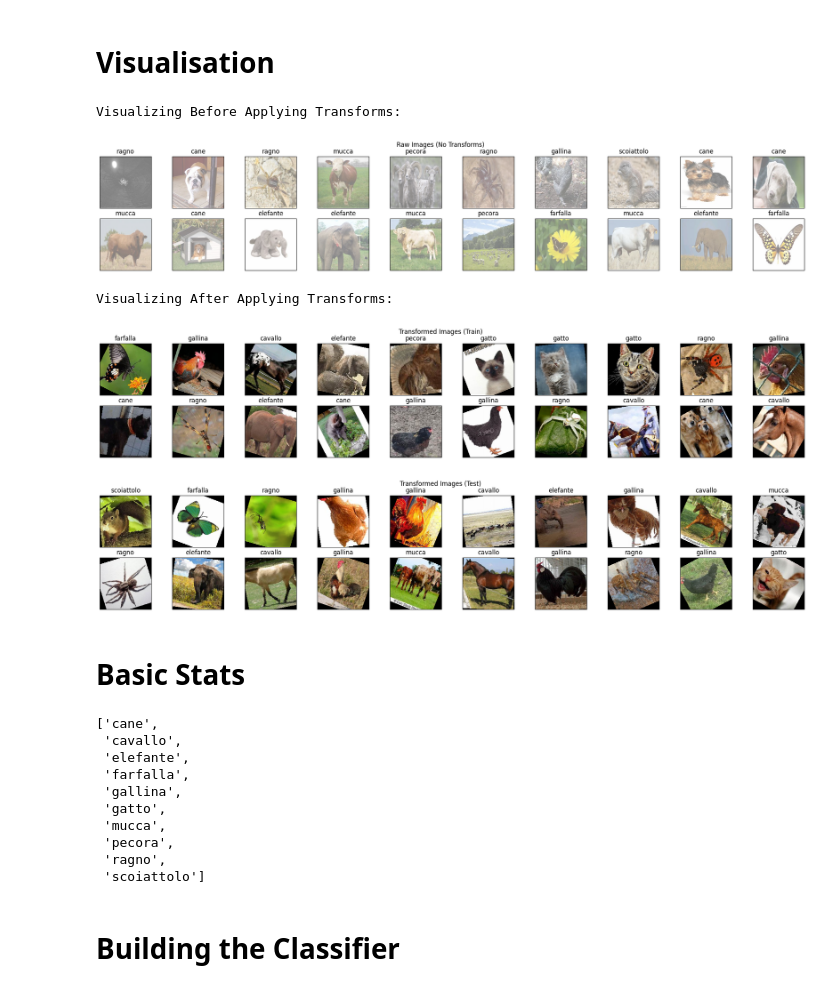
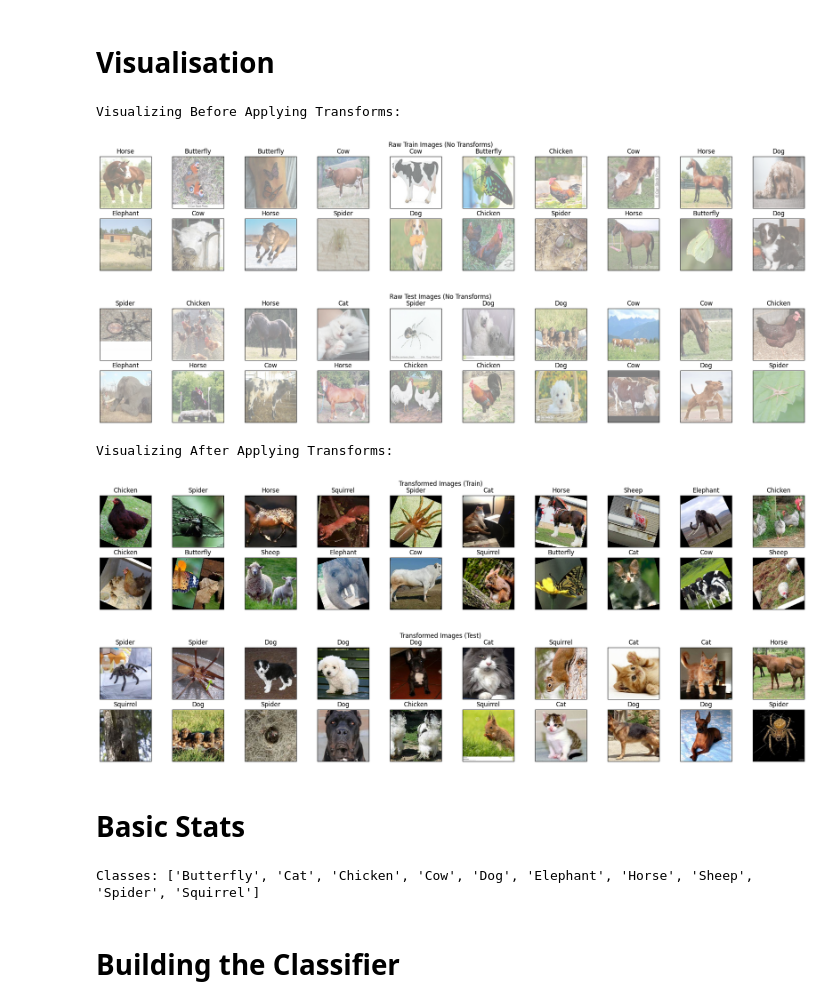
Before and after one commit to maltevolle/PMML-Project, a Jupyter notebook: Workcopy_Project_PMML.ipynb, the cells around one changed output. Drawn from its saved outputs; the diff is of its cells as text; code cells hidden in the pictures.

Commit message:
# Dataset geändert zu Rapidata/Animals-10, andere Fixes

```diff
--- a/Workcopy_Project_PMML.ipynb
+++ b/Workcopy_Project_PMML.ipynb
@@ -68,3 +48,9 @@ test_transforms = transforms.Compose([transforms.Resize(140),
                                       transforms.CenterCrop(140),
                                       transforms.ToTensor(),
                                       transforms.Normalize((0.5,),(0.5))])
+
+# Define a basic transform that includes resizing and converting to tensor
+raw_transform = transforms.Compose([
+                                      transforms.Resize((240, 240)),  # Resize to a fixed size (e.g., 240x240)
+                                      transforms.ToTensor()           # Convert to tensor
+])
@@ -133,38 +132,36 @@ def imshow(img):
     np_img = img.numpy()
     plt.imshow(np.transpose(np_img, (1, 2, 0)))
 # %%
+# Get class names from the dataset
+classes = train_dataset.features['label'].names
+
+#Data loaders for raw images
+raw_train_loader = DataLoader(CustomDataset(train_dataset, transform=raw_transform), batch_size=batch_size, shuffle=True)
+raw_test_loader = DataLoader(CustomDataset(test_dataset, transform=raw_transform), batch_size=batch_size, shuffle=True)
+
 # Visualize before applying transforms
 print("Visualizing Before Applying Transforms:")
-visualize_images(raw_loader, raw_dataset.classes, title="Raw Images (No Transforms)")
+visualize_images(raw_train_loader, classes, title="Raw Train Images (No Transforms)")
+visualize_images(raw_test_loader, classes, title="Raw Test Images (No Transforms)")
 
 # Visualize after applying transforms
 print("Visualizing After Applying Transforms:")
-visualize_images(train_loader, dataset.classes, title="Transformed Images (Train)")
-visualize_images(test_loader, dataset.classes, title="Transformed Images (Test)")
+visualize_images(train_loader, classes, title="Transformed Images (Train)")
+visualize_images(test_loader, classes, title="Transformed Images (Test)")
 # %% [output]
 Visualizing Before Applying Transforms:
-[figure, old version]
+[figure, new version]
+[figure, new version]
 Visualizing After Applying Transforms:
-[figure, old version]
-[figure, old version]
+[figure, new version]
+[figure, added]
 # %% [markdown]
 # Basic Stats
-# %%
-classes = dataset.classes
-translate = {"cane": "dog", "cavallo": "horse", "elefante": "elephant", "farfalla": "butterfly", "gallina": "chicken", "gatto": "cat", "mucca": "cow", "pecora": "sheep", "scoiattolo": "squirrel", "dog": "cane", "cavallo": "horse", "elephant" : "elefante", "butterfly": "farfalla", "chicken": "gallina", "cat": "gatto", "cow": "mucca", "spider": "ragno", "squirrel": "scoiattolo"}
-t_inv = {v: k for k, v in translate.items()}
-classes
-# %% [output]
-['cane',
- 'cavallo',
- 'elefante',
- 'farfalla',
- 'gallina',
- 'gatto',
- 'mucca',
- 'pecora',
- 'ragno',
- 'scoiattolo']
+# %%
+# Basic Stats
+print(f"Classes: {classes}")
+# %% [output]
+Classes: ['Butterfly', 'Cat', 'Chicken', 'Cow', 'Dog', 'Elephant', 'Horse', 'Sheep', 'Spider', 'Squirrel']
 # %% [markdown]
 # Building the Classifier
 # %%
```
Also changed, not shown: parts of 18 cells of this notebook.
